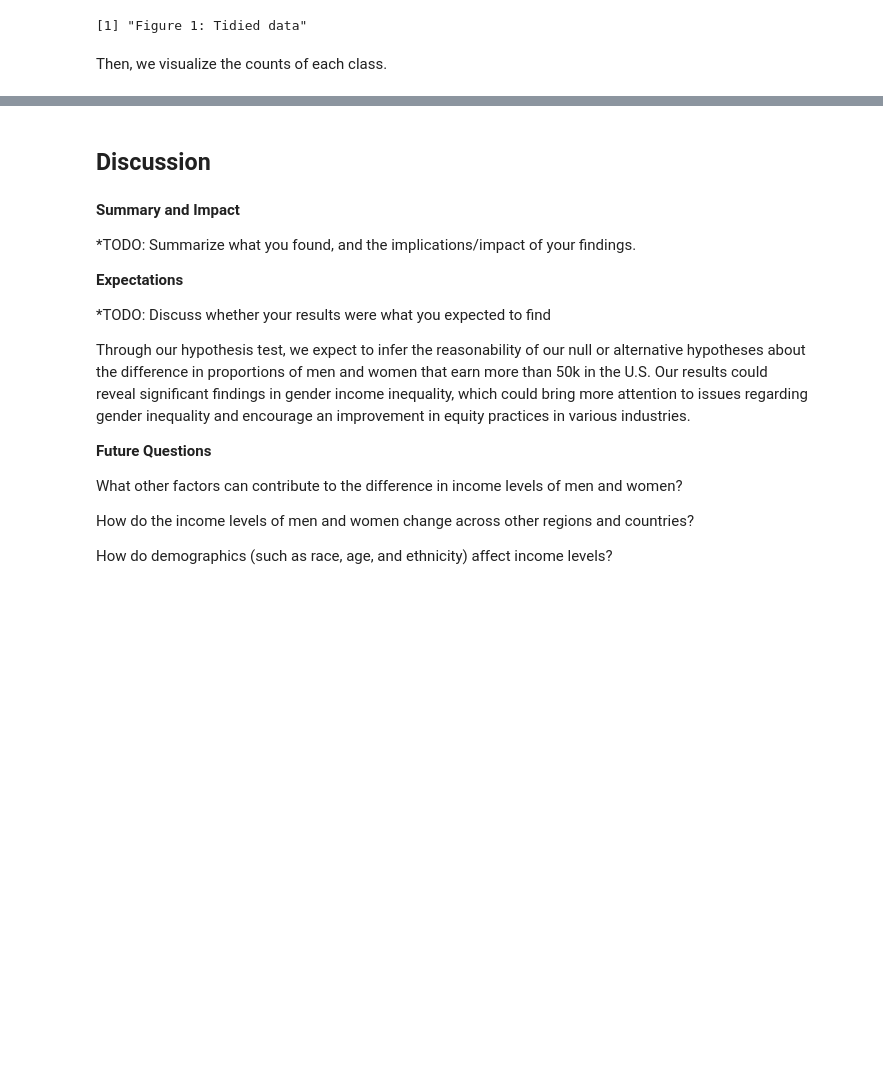
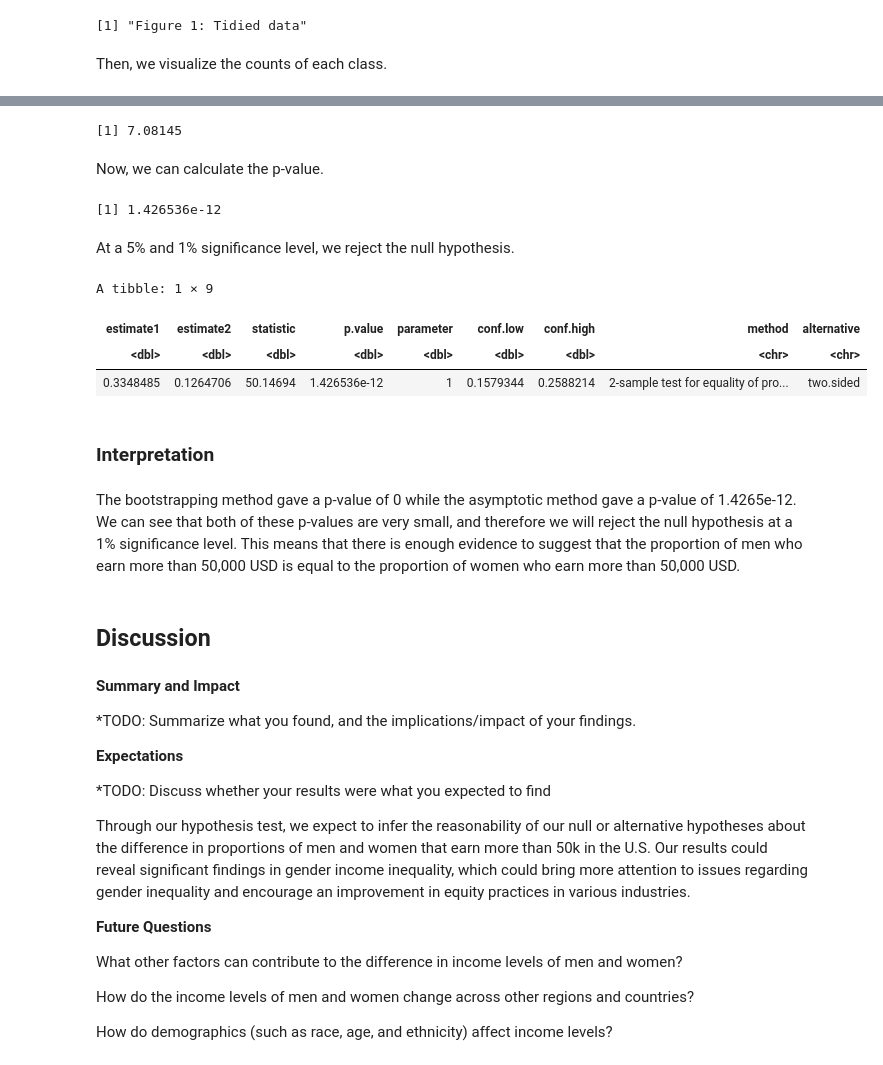
Before and after one commit to ShengHao011/Gender-Wage-Gap-Analysis-Model, a Jupyter notebook: FinalProject.ipynb, the cells around one changed output, grey strips where cells are left out. Saved outputs shown, nothing was run; the diff lists cells and outputs as text; code cells hidden in the pictures; blank space fills up the shorter version.

```diff
--- a/FinalProject.ipynb
+++ b/FinalProject.ipynb
@@ -119,3 +203,49 @@ A infer: 1 × 1
+# %%
+n1 <- sum(adult_data$Sex == "Male")
+
+phat1 <- adult_data %>%
+    filter(Sex == "Male", Income == ">50K") %>%
+    summarize(phat = n()/n1) %>%
+    pull()
+
+n2 <- sum(adult_data$Sex == "Female")
+
+phat2 <- adult_data %>%
+    filter(Sex == "Female", Income == ">50K") %>%
+    summarize(phat = n()/n2) %>%
+    pull()
+
+phat <- (n1*phat1 + n2*phat2) / (n1+n2)
+
+t_test_stat <- (phat1 - phat2) / sqrt(phat*(1-phat)*(1/n1 + 1/n2))
+t_test_stat
+# %% [output]
+[1] 7.08145
+# %% [markdown]
+Now, we can calculate the p-value.
+# %%
+p_value_t <- 2*pnorm(t_test_stat, lower.tail = FALSE)
+p_value_t
+# %% [output]
+[1] 1.426536e-12
+# %% [markdown]
+At a 5% and 1% significance level, we reject the null hypothesis.
+# %%
+summary <- tidy(
+        prop.test(x = c(221,43),
+                  n = c(660,340),
+                  alternative = "two.sided",
+                  correct = FALSE))
+summary
+# %% [output]
+A tibble: 1 × 9
+| estimate1 | estimate2 | statistic | p.value | parameter | conf.low | conf.high | method | alternative |
+| <dbl> | <dbl> | <dbl> | <dbl> | <dbl> | <dbl> | <dbl> | <chr> | <chr> |
+| 0.3348485 | 0.1264706 | 50.14694 | 1.426536e-12 | 1 | 0.1579344 | 0.2588214 | 2-sample test for equality of pro... | two.sided |
+# %% [markdown]
+### Interpretation
+# %% [markdown]
+The bootstrapping method gave a p-value of 0 while the asymptotic method gave a p-value of 1.4265e-12. We can see that both of these p-values are very small, and therefore we will reject the null hypothesis at a 1% significance level. This means that there is enough evidence to suggest that the proportion of men who earn more than 50,000 USD is equal to the proportion of women who earn more than 50,000 USD.
 # %% [markdown]
 ## Discussion
 # %% [markdown]
```
Also changed, not shown: parts of 20 cells of this notebook.
